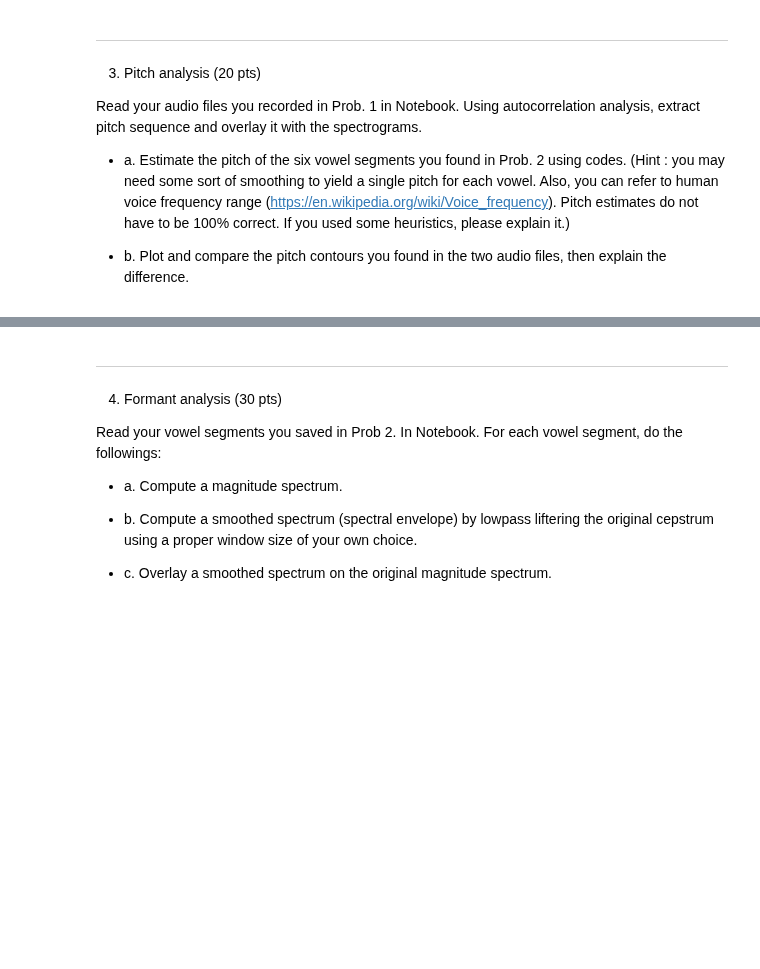
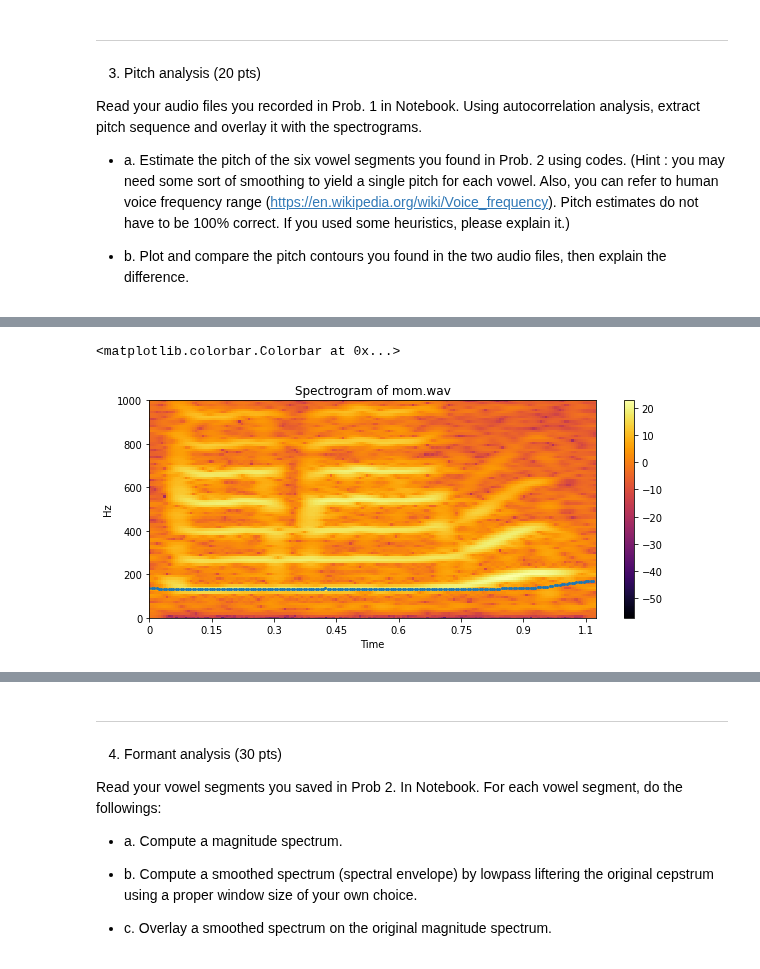
Before and after one commit to changwoonchoi/cl2020, a Jupyter notebook: as_4/assignment04.ipynb, the cells around one changed output, grey strips where cells are left out. Drawn from its saved outputs; the diff is of its cells as text; code cells hidden in the pictures; blank space fills up the shorter version.

```diff
--- a/as_4/assignment04.ipynb
+++ b/as_4/assignment04.ipynb
@@ -134,0 +300,16 @@ ipd.Audio(mom_3, rate=sr, autoplay=False)
+# %%
+# b) mom
+stft = librosa.stft(mom, n_fft=n_fft, hop_length=hop_length)
+spect, _ = librosa.magphase(stft)
+plt.figure(figsize=(10, 4))
+librosa.display.specshow(librosa.power_to_db(spect), sr=sr, hop_length=hop_length, cmap='inferno', x_axis = 'time', y_axis='linear')
+plt.ylim([0,1000])
+plt.title('Spectrogram of mom.wav')
+pitches = get_pitch_contour(mom)
+ti = np.arange(len(pitches), dtype='float64')
+ti *= (hop_length / sr)
+plt.plot(ti, pitches, 'o',markersize=2)
+plt.colorbar()
+# %% [output]
+<matplotlib.colorbar.Colorbar at 0x...>
+[figure, added]
```
Also changed, not shown: parts of 14 cells of this notebook, 6 other files.
